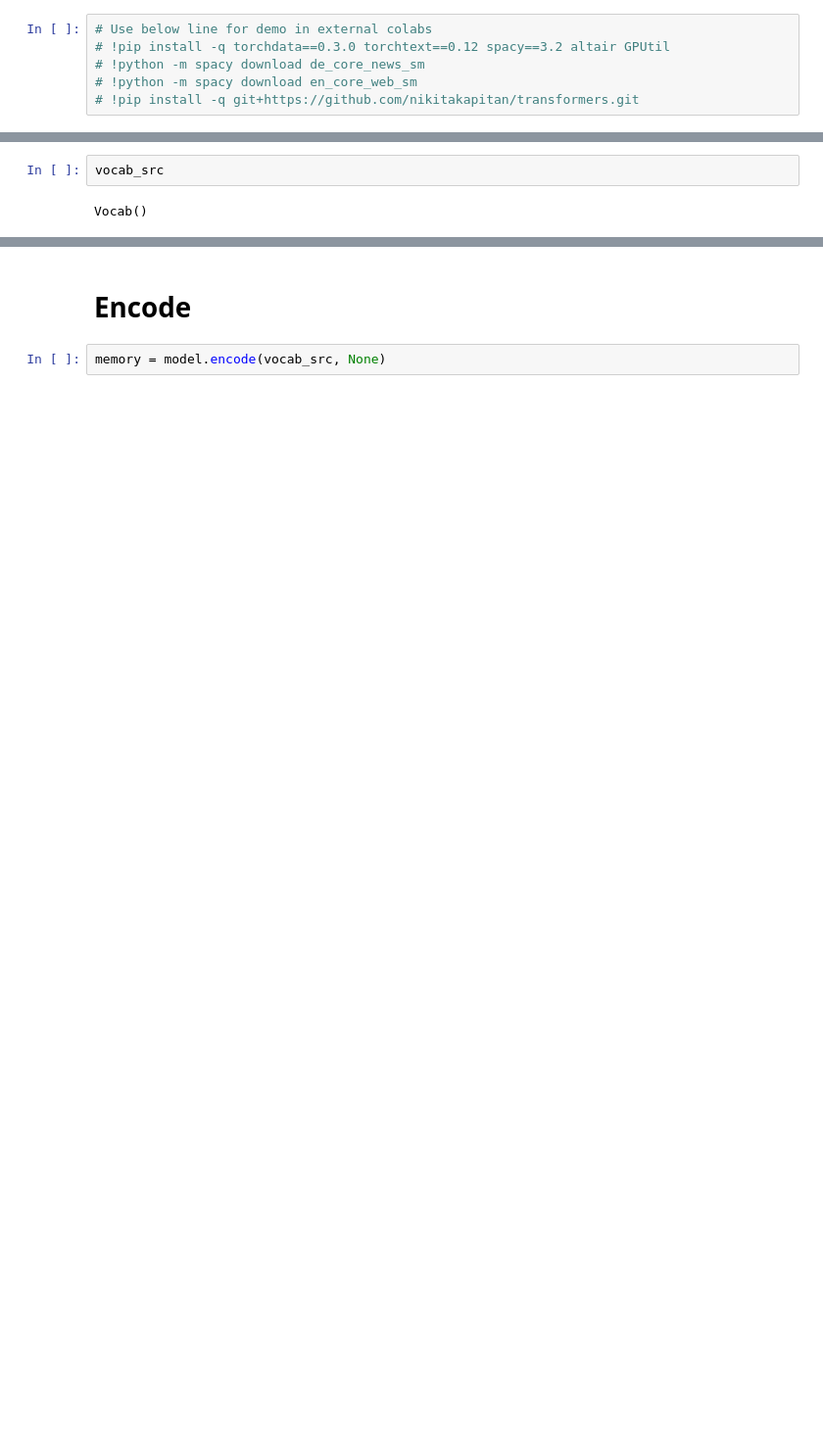
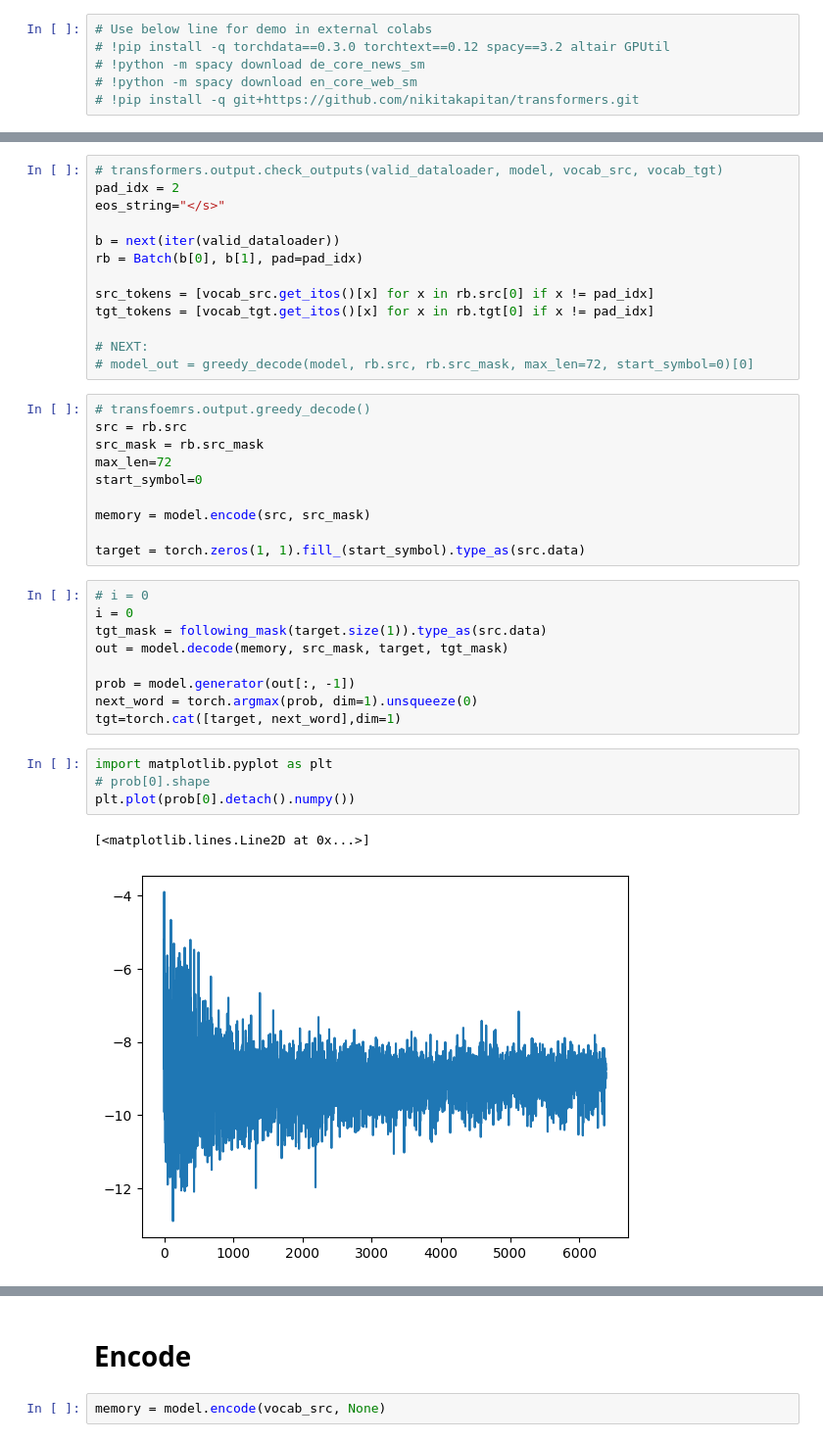
Before and after one commit to nikitakapitan/transformers, a Jupyter notebook: notebooks/[DEMO] check_outputs.ipynb, the cells around one changed output, grey strips where cells are left out. Shown at 98% size. Saved outputs shown, nothing was run; the diff lists cells and outputs as text; blank space fills up the shorter version.

```diff
--- a/notebooks/[DEMO] check_outputs.ipynb
+++ b/notebooks/[DEMO] check_outputs.ipynb
@@ -68,7 +73,42 @@ None
 Finished.
 Vocabulary sizes:
 len: SRC=8315 TGT=6384
-# %%
-vocab_src
-# %% [output]
-Vocab()
+# %%
+# transformers.output.check_outputs(valid_dataloader, model, vocab_src, vocab_tgt)
+pad_idx = 2
+eos_string="</s>"
+
+b = next(iter(valid_dataloader))
+rb = Batch(b[0], b[1], pad=pad_idx)
+
+src_tokens = [vocab_src.get_itos()[x] for x in rb.src[0] if x != pad_idx]
+tgt_tokens = [vocab_tgt.get_itos()[x] for x in rb.tgt[0] if x != pad_idx]
+
+# NEXT:
+# model_out = greedy_decode(model, rb.src, rb.src_mask, max_len=72, start_symbol=0)[0]
+# %%
+# transfoemrs.output.greedy_decode()
+src = rb.src
+src_mask = rb.src_mask
+max_len=72
+start_symbol=0
+
+memory = model.encode(src, src_mask)
+
+target = torch.zeros(1, 1).fill_(start_symbol).type_as(src.data)
+# %%
+# i = 0
+i = 0
+tgt_mask = following_mask(target.size(1)).type_as(src.data)
+out = model.decode(memory, src_mask, target, tgt_mask)
+
+prob = model.generator(out[:, -1])
+next_word = torch.argmax(prob, dim=1).unsqueeze(0)
+tgt=torch.cat([target, next_word],dim=1)
+# %%
+import matplotlib.pyplot as plt
+# prob[0].shape
+plt.plot(prob[0].detach().numpy())
+# %% [output]
+[<matplotlib.lines.Line2D at 0x...>]
+[figure, added]
```
Also changed, not shown: parts of 5 cells of this notebook, 2 other files.
